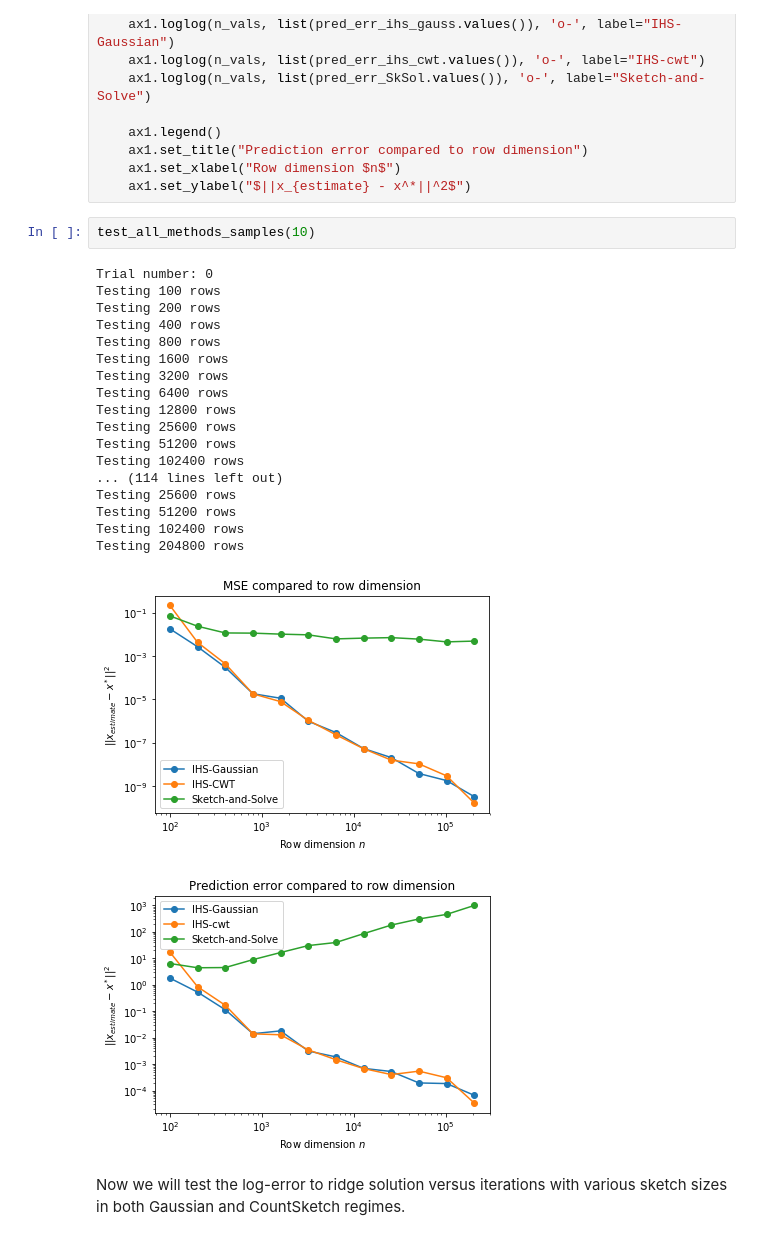
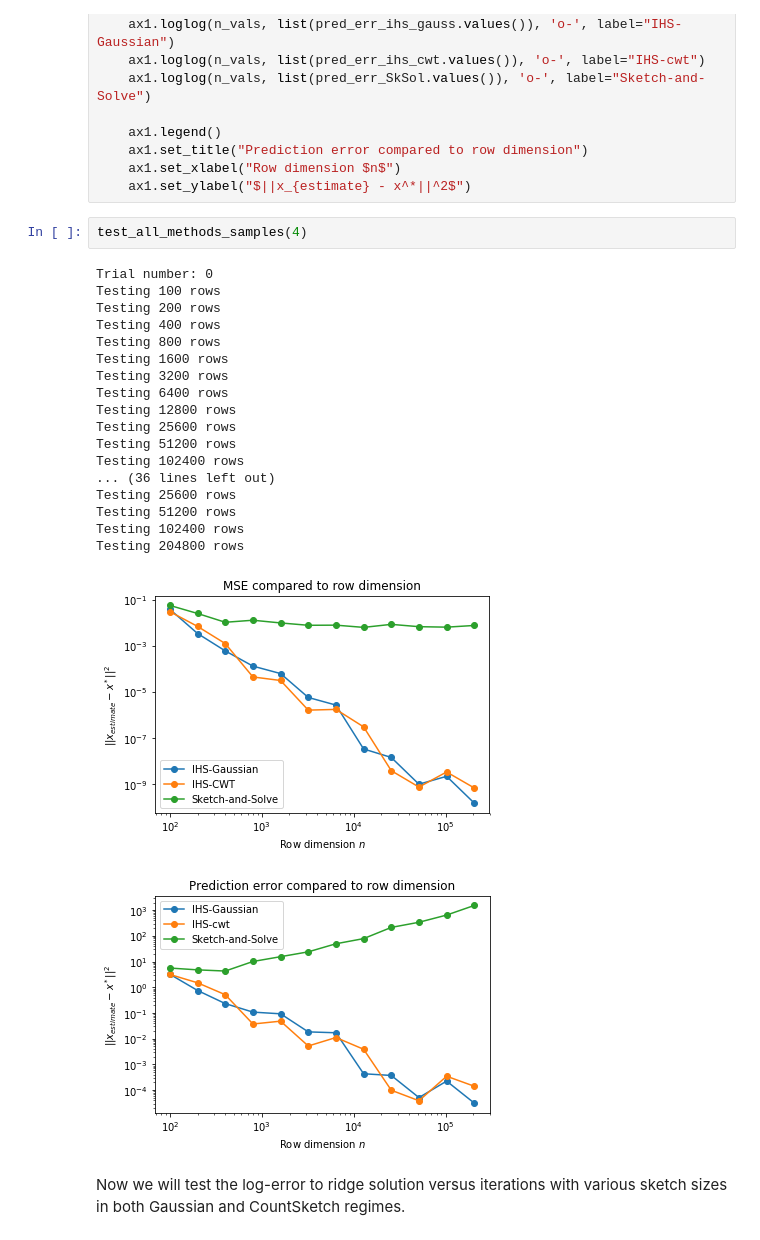
Before and after one commit to c-dickens/phd-work, a Jupyter notebook: ridge-regression-lasso.ipynb, the cells around one changed output. Saved outputs shown, nothing was run; the diff lists cells and outputs as text.

```diff
--- a/ridge-regression-lasso.ipynb
+++ b/ridge-regression-lasso.ipynb
@@ -400,27 +407,27 @@ def test_all_methods_samples(num_tests):
     ax1.set_xlabel("Row dimension $n$")
     ax1.set_ylabel("$||x_{estimate} - x^*||^2$")
 # %%
-test_all_methods_samples(10)
+test_all_methods_samples(4)
 # %% [output]
 Trial number: 0
 Testing 100 rows
 Testing 200 rows
 Testing 400 rows
 Testing 800 rows
 Testing 1600 rows
 Testing 3200 rows
 Testing 6400 rows
 Testing 12800 rows
 Testing 25600 rows
 Testing 51200 rows
 Testing 102400 rows
-... (114 lines left out)
+... (36 lines left out)
 Testing 25600 rows
 Testing 51200 rows
 Testing 102400 rows
 Testing 204800 rows
-[figure, old version]
+[figure, new version]
-[figure, old version]
+[figure, new version]
 # %% [markdown]
 Now we will test the log-error to ridge solution versus iterations with various sketch sizes in both Gaussian and CountSketch regimes.
 # %%
```
Also changed, not shown: parts of 15 cells of this notebook.
